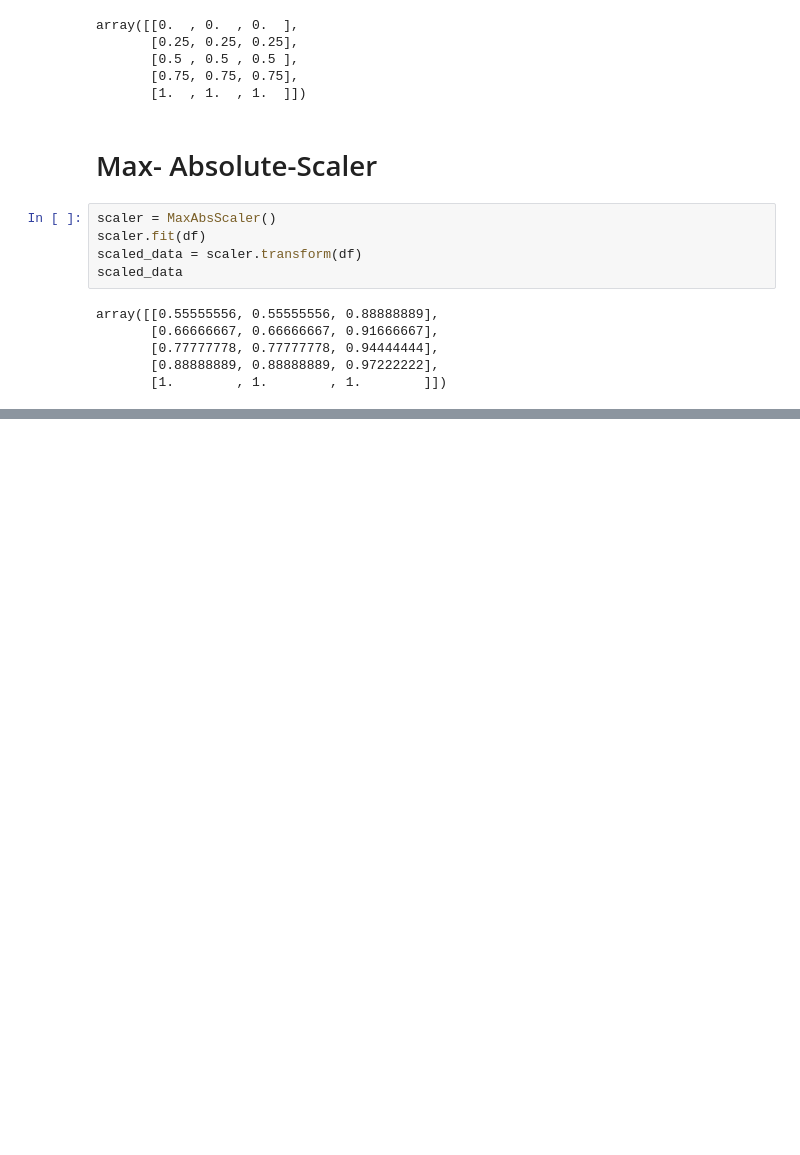
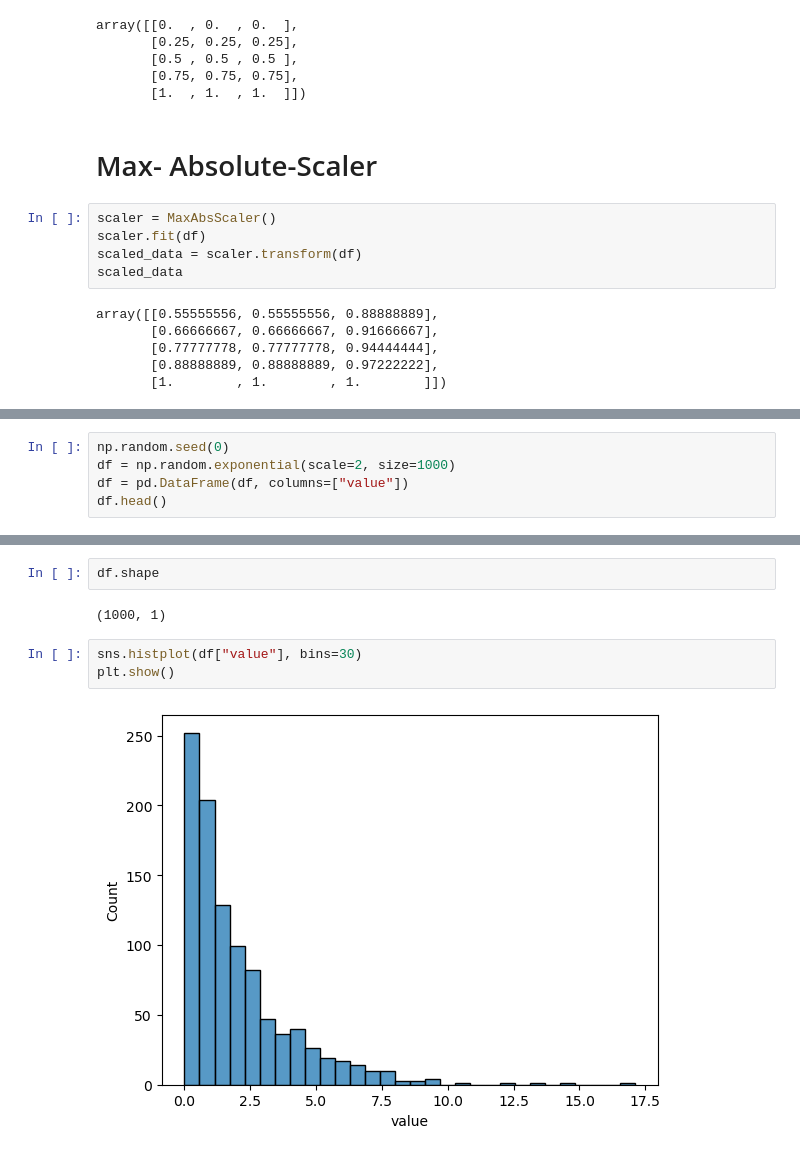
Before and after one commit to iamhafizmadnan/machine_learning, a Jupyter notebook: ML/05_Scalling.ipynb, the cells around one changed output, grey strips where cells are left out. Drawn from its saved outputs; the diff is of its cells as text; blank space fills up the shorter version.

```diff
--- a/ML/05_Scalling.ipynb
+++ b/ML/05_Scalling.ipynb
@@ -70,0 +80,5 @@ array([[0.55555556, 0.55555556, 0.88888889],
+# %%
+np.random.seed(0)
+df = np.random.exponential(scale=2, size=1000)
+df = pd.DataFrame(df, columns=["value"])
+df.head()
@@ -70,0 +92,9 @@ array([[0.55555556, 0.55555556, 0.88888889],
+# %%
+df.shape
+# %% [output]
+(1000, 1)
+# %%
+sns.histplot(df["value"], bins=30)
+plt.show()
+# %% [output]
+[figure, added]
```
Also changed, not shown: parts of 9 cells of this notebook.
